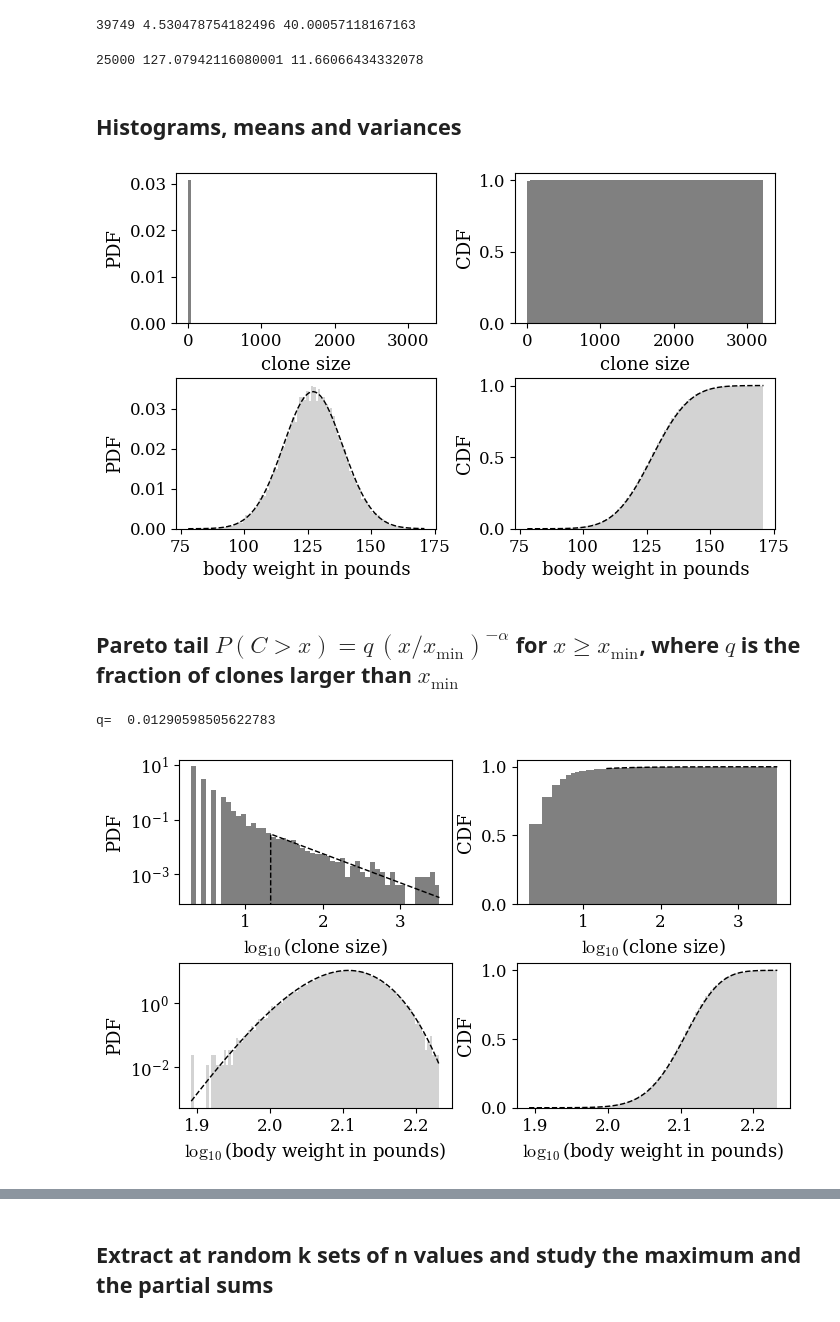
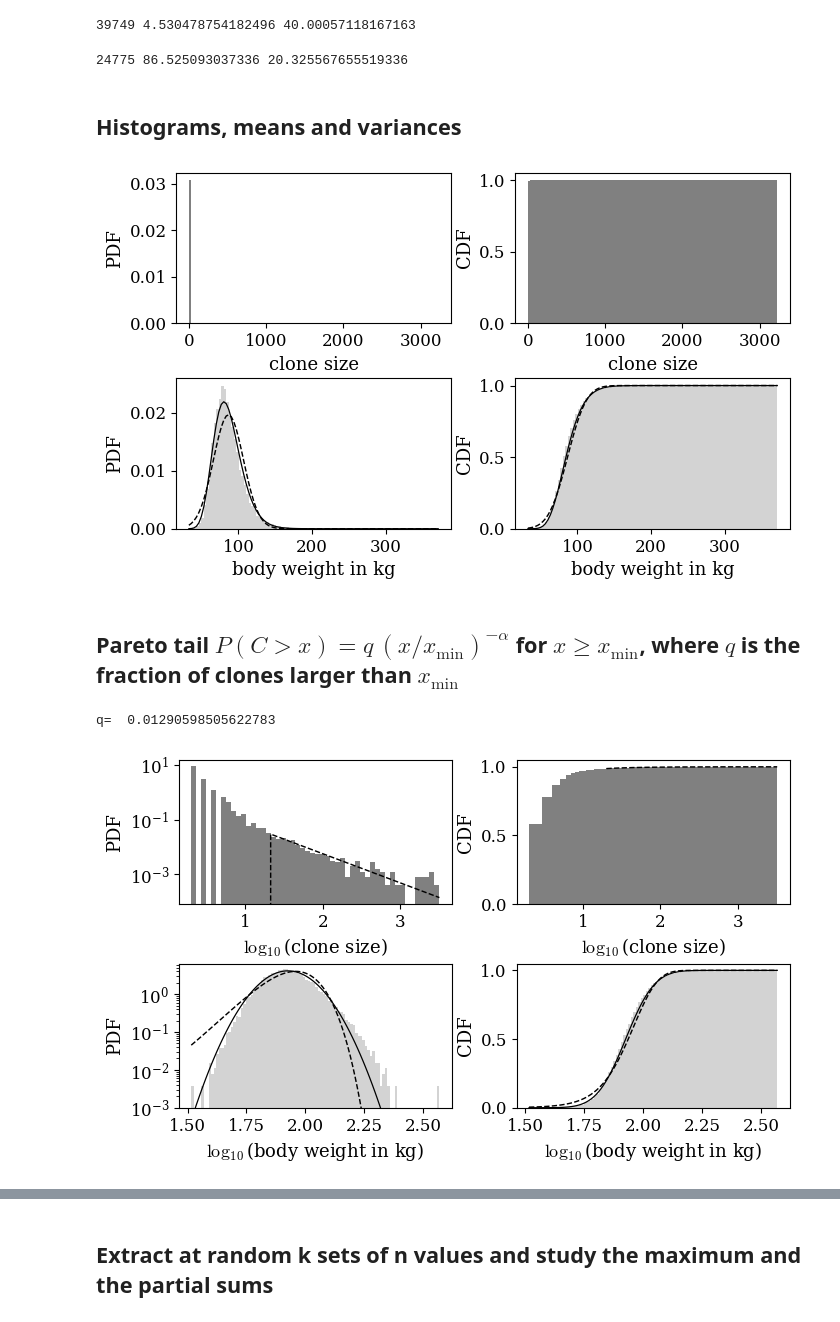
Before and after one commit to francescozamponi/statphys-tutorials, a Jupyter notebook: Tutorial_2/Tutorial_2.ipynb, the cells around one changed output, grey strips where cells are left out. Saved outputs shown, nothing was run; the diff lists cells and outputs as text; code cells hidden in the pictures.

Commit message:
Tutorial 2: NHANES body weights

```diff
--- a/Tutorial_2/Tutorial_2.ipynb
+++ b/Tutorial_2/Tutorial_2.ipynb
@@ -236,40 +269,42 @@ print(Nclones,np.mean(clones),np.std(clones))
 # %% [output]
 39749 4.530478754182496 40.00057118167163
 # %%
-weights = np.array(weight_data.loc[:,"Weight(Pounds)"])
+weights = np.array(weight_data.loc[:,"weight_kg"])
 Nweights=len(weights)
 print(Nweights,np.mean(weights),np.std(weights))
 # %% [output]
-25000 127.07942116080001 11.66066434332078
+24775 86.525093037336 20.325567655519336
 # %% [markdown]
 ## Histograms, means and variances
 # %%
 fig, ((ax0, ax2), (ax1, ax3)) = plt.subplots(nrows=2, ncols=2, figsize=(20,12))
 
 n, bins, patches = ax0.hist(clones, bins=100, facecolor='grey',density=True);
 ax0.set_xlabel('clone size')
 ax0.set_ylabel('PDF')
 
 n, bins, patches = ax1.hist(weights, bins=100, facecolor='lightgrey', density=True);
-ax1.set_xlabel('body weight in pounds')
+ax1.set_xlabel('body weight in kg')
 ax1.set_ylabel('PDF')
 ax1.plot(bins, sp.stats.norm.pdf(bins, loc=np.mean(weights), scale=np.std(weights)), '--', color ='black', linewidth=3)
+ax1.plot(bins, sp.stats.lognorm.pdf(bins, s=np.std(np.log(weights)), scale=np.exp(np.mean(np.log(weights)))), '-', color ='black', linewidth=2)
 
 n, bins, patches = ax2.hist(clones, bins=100, facecolor='grey',density=True,cumulative=True);
 ax2.set_xlabel('clone size')
 ax2.set_ylabel('CDF')
 
 n, bins, patches = ax3.hist(weights, bins=100, facecolor='lightgrey',density=True,cumulative=True);
-ax3.set_xlabel('body weight in pounds')
+ax3.set_xlabel('body weight in kg')
 ax3.set_ylabel('CDF')
 ax3.plot(bins, sp.stats.norm.cdf(bins, loc=np.mean(weights), scale=np.std(weights)), '--', color ='black', linewidth=3)
+ax3.plot(bins, sp.stats.lognorm.cdf(bins, s=np.std(np.log(weights)), scale=np.exp(np.mean(np.log(weights)))), '-', color ='black', linewidth=2)
 
 plt.tight_layout()
 save("histograms.pdf", FULL)
 
 plt.show()
 # %% [output]
-[figure, old version]
+[figure, new version]
 # %% [markdown]
 ## Pareto tail $P(C>x) = q\,(x/x_{\min})^{-\alpha}$ for $x\geq x_{\min}$, where $q$ is the fraction of clones larger than $x_{\min}$
 # %%
@@ -294,9 +329,11 @@ ax0.plot(bins, [Pareto(x) for x in bins], '--', color ='black', linewidth=3)
 
 n, bins, patches = ax1.hist(np.log10(weights), bins=100, facecolor='lightgrey', density=True);
 ax1.set_yscale('log')
-ax1.set_xlabel(r'$\log_{10}$(body weight in pounds)')
+ax1.set_ylim(bottom=1e-3)   # the Gaussian is vanishingly small in the far tail
+ax1.set_xlabel(r'$\log_{10}$(body weight in kg)')
 ax1.set_ylabel('PDF')
 ax1.plot(bins, np.log(10)*np.power(10,bins)*sp.stats.norm.pdf(np.power(10,bins), loc=np.mean(weights), scale=np.std(weights)), '--', color ='black', linewidth=3)
+ax1.plot(bins, sp.stats.norm.pdf(bins, loc=np.mean(np.log10(weights)), scale=np.std(np.log10(weights))), '-', color ='black', linewidth=2)
 
 n, bins, patches = ax2.hist(np.log10(clones), bins=500, facecolor='grey', density=True, cumulative=True);
 ax2.set_xlabel(r'$\log_{10}$(clone size)')
@@ -304,9 +341,10 @@ ax2.set_ylabel('CDF')
 ax2.plot(bins, np.where(bins>=np.log10(xmin), 1.-q*np.power(10,alpha*(np.log10(xmin)-bins)), np.nan), '--', color ='black', linewidth=3)
 
 n, bins, patches = ax3.hist(np.log10(weights), bins=100, facecolor='lightgrey', density=True, cumulative=True);
-ax3.set_xlabel(r'$\log_{10}$(body weight in pounds)')
+ax3.set_xlabel(r'$\log_{10}$(body weight in kg)')
 ax3.set_ylabel('CDF')
 ax3.plot(bins, sp.stats.norm.cdf(np.power(10,bins), loc=np.mean(weights), scale=np.std(weights)), '--', color ='black', linewidth=3)
+ax3.plot(bins, sp.stats.norm.cdf(bins, loc=np.mean(np.log10(weights)), scale=np.std(np.log10(weights))), '-', color ='black', linewidth=2)
 
 plt.tight_layout()
 save("loghistograms.pdf", FULL)
@@ -314,7 +352,7 @@ save("loghistograms.pdf", FULL)
 plt.show()
 # %% [output]
 q=  0.01290598505622783
-[figure, old version]
+[figure, new version]
 # %%
 Ndata=Nweights
 Nmin=10
```
Also changed, not shown: parts of 17 cells of this notebook, 2 other files.
